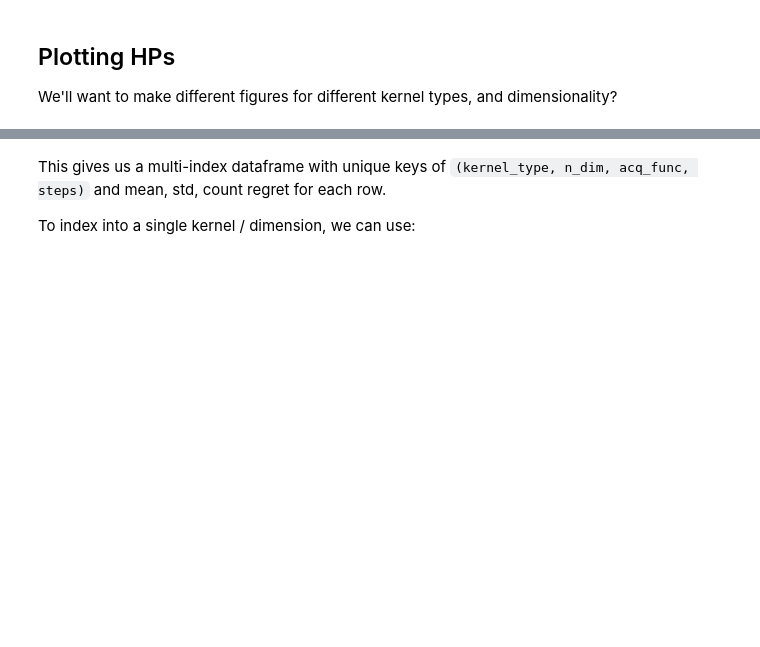
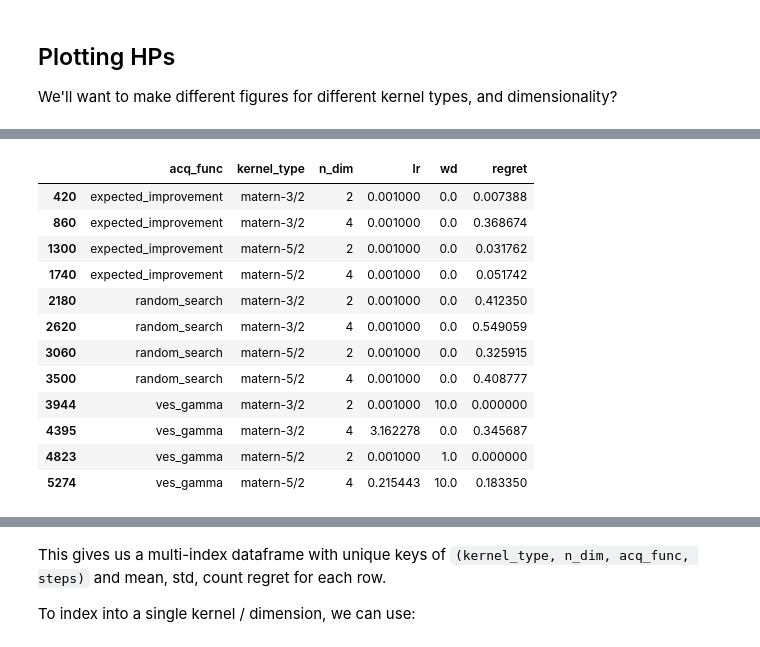
Before and after one commit to graphcore-research/mes, a Jupyter notebook: paper_plots/analyze.ipynb, the cells around one changed output, grey strips where cells are left out. Cells and saved outputs as stored; diff of their text form; code cells hidden in the pictures; blank space fills up the shorter version.

```diff
--- a/paper_plots/analyze.ipynb
+++ b/paper_plots/analyze.ipynb
@@ -36,0 +48,23 @@ df
+# %%
+hps_search = (
+    df
+    .loc[df.steps == df.steps.max()]  # get the last step
+    .drop(columns=["steps", "max_iters", "len_scale"])  # drop some boring columns
+    # best performing run per config
+    .loc[lambda x: x.groupby(["acq_func", "kernel_type", "n_dim"]).regret.idxmin()]
+)
+hps_search
+# %% [output]
+|  | acq_func | kernel_type | n_dim | lr | wd | regret |
+| 420 | expected_improvement | matern-3/2 | 2 | 0.001000 | 0.0 | 0.007388 |
+| 860 | expected_improvement | matern-3/2 | 4 | 0.001000 | 0.0 | 0.368674 |
+| 1300 | expected_improvement | matern-5/2 | 2 | 0.001000 | 0.0 | 0.031762 |
+| 1740 | expected_improvement | matern-5/2 | 4 | 0.001000 | 0.0 | 0.051742 |
+| 2180 | random_search | matern-3/2 | 2 | 0.001000 | 0.0 | 0.412350 |
+| 2620 | random_search | matern-3/2 | 4 | 0.001000 | 0.0 | 0.549059 |
+| 3060 | random_search | matern-5/2 | 2 | 0.001000 | 0.0 | 0.325915 |
+| 3500 | random_search | matern-5/2 | 4 | 0.001000 | 0.0 | 0.408777 |
+| 3944 | ves_gamma | matern-3/2 | 2 | 0.001000 | 10.0 | 0.000000 |
+| 4395 | ves_gamma | matern-3/2 | 4 | 3.162278 | 0.0 | 0.345687 |
+| 4823 | ves_gamma | matern-5/2 | 2 | 0.001000 | 1.0 | 0.000000 |
+| 5274 | ves_gamma | matern-5/2 | 4 | 0.215443 | 10.0 | 0.183350 |
```
Also changed, not shown: parts of 8 cells of this notebook.
